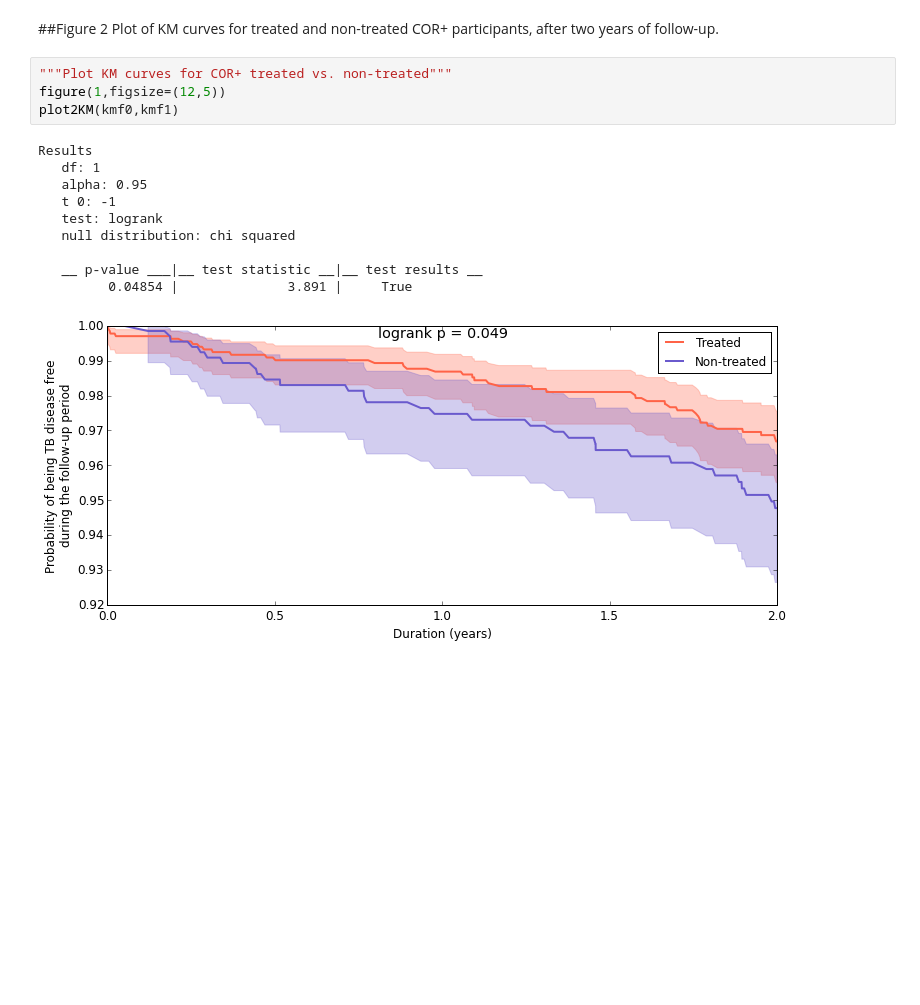
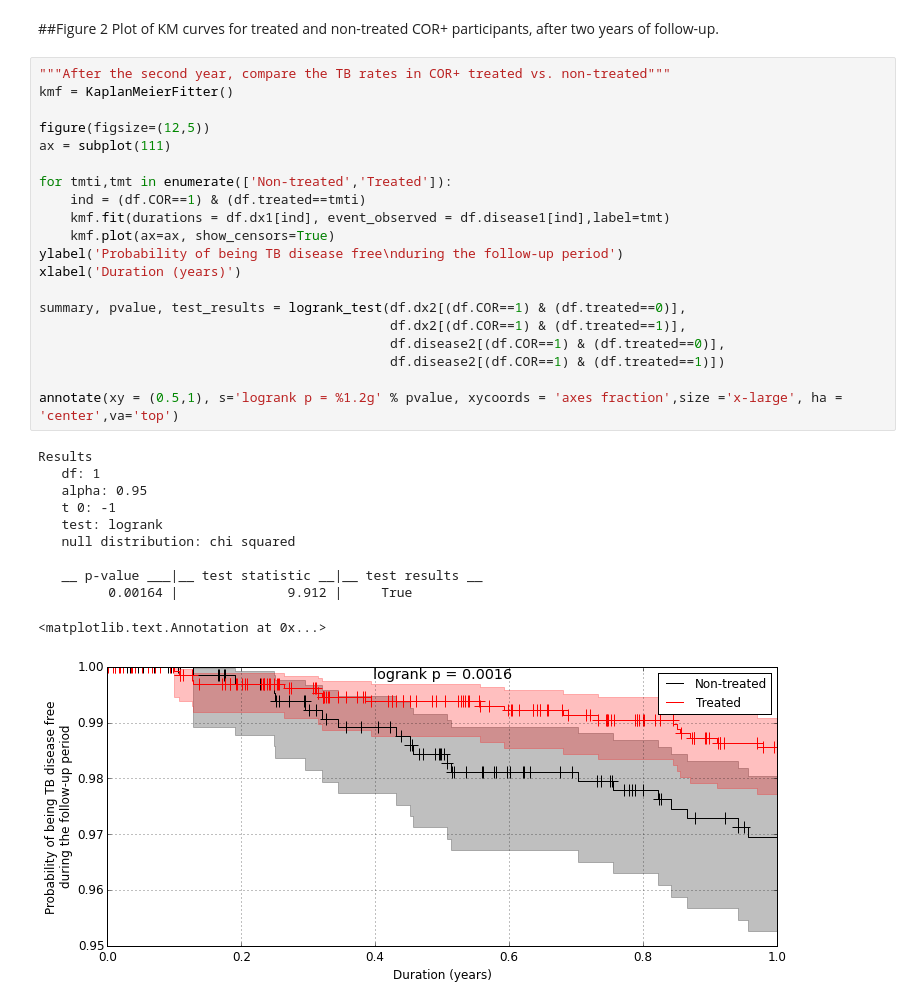
Before and after one commit to agartland/notebooks, a Jupyter notebook: TB_COR_ST.ipynb, the cells around one changed output. Saved outputs shown, nothing was run; the diff lists cells and outputs as text; blank space fills up the shorter version.

```diff
--- a/TB_COR_ST.ipynb
+++ b/TB_COR_ST.ipynb
@@ -281,18 +247,35 @@ kmf0.label = 'Non-treated'
 # %% [markdown]
 ##Figure 2
 Plot of KM curves for treated and non-treated COR+ participants, after two years of follow-up.
-# %%
-"""Plot KM curves for COR+ treated vs. non-treated"""
-figure(1,figsize=(12,5))
-plot2KM(kmf0,kmf1)
-# %% [output]
-Results
-   df: 1
-   alpha: 0.95
-   t 0: -1
-   test: logrank
-   null distribution: chi squared
-
-   __ p-value ___|__ test statistic __|__ test results __
-         0.04854 |              3.891 |     True
-[figure, removed]
+# %%
+"""After the second year, compare the TB rates in COR+ treated vs. non-treated"""
+kmf = KaplanMeierFitter()
+
+figure(figsize=(12,5))
+ax = subplot(111)
+
+for tmti,tmt in enumerate(['Non-treated','Treated']):
+    ind = (df.COR==1) & (df.treated==tmti)
+    kmf.fit(durations = df.dx1[ind], event_observed = df.disease1[ind],label=tmt)
+    kmf.plot(ax=ax, show_censors=True)
+ylabel('Probability of being TB disease free\nduring the follow-up period')
+xlabel('Duration (years)')
+
+summary, pvalue, test_results = logrank_test(df.dx2[(df.COR==1) & (df.treated==0)],
+                                             df.dx2[(df.COR==1) & (df.treated==1)],
+                                             df.disease2[(df.COR==1) & (df.treated==0)],
+                                             df.disease2[(df.COR==1) & (df.treated==1)])
+
+annotate(xy = (0.5,1), s='logrank p = %1.2g' % pvalue, xycoords = 'axes fraction',size ='x-large', ha = 'center',va='top')
+# %% [output]
+Results
+   df: 1
+   alpha: 0.95
+   t 0: -1
+   test: logrank
+   null distribution: chi squared
+
+   __ p-value ___|__ test statistic __|__ test results __
+         0.00164 |              9.912 |     True
+<matplotlib.text.Annotation at 0x...>
+[figure, added]
```
Also changed, not shown: parts of 8 cells of this notebook.
